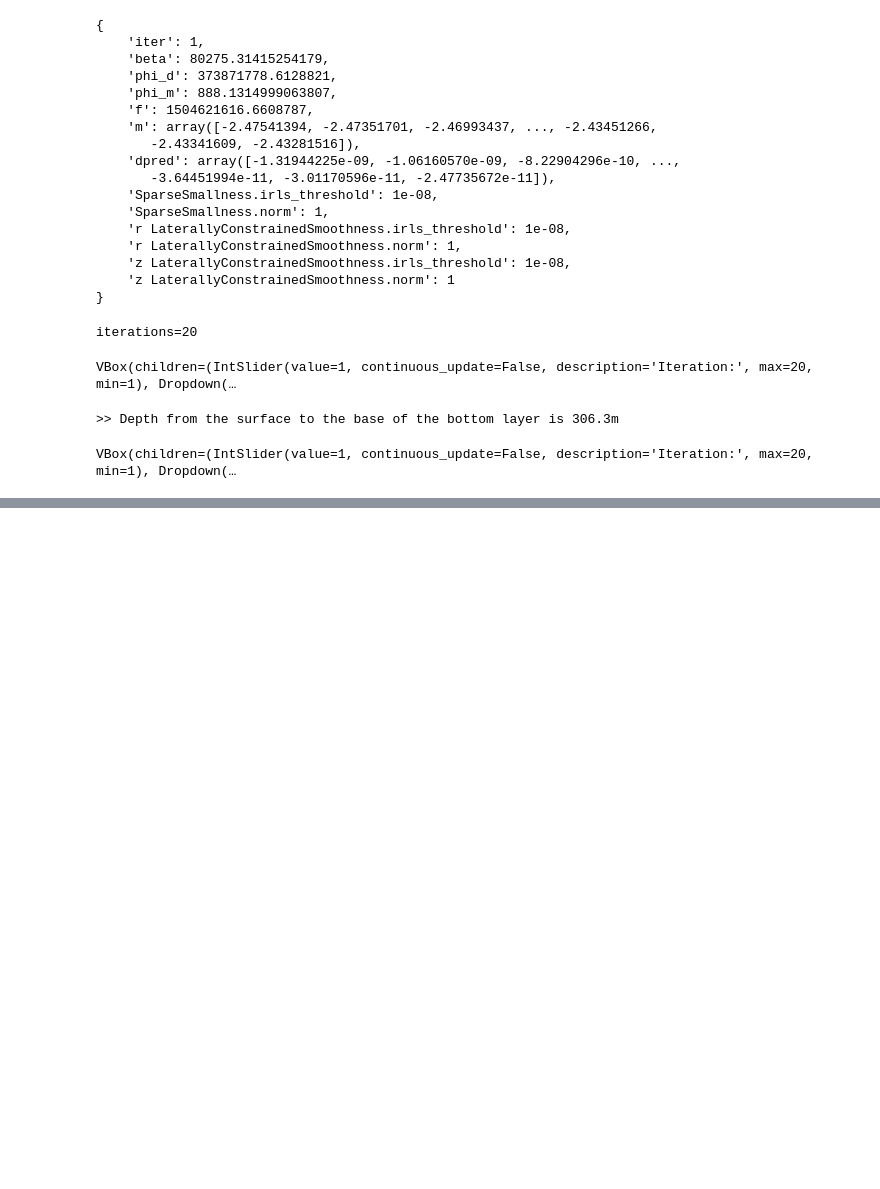
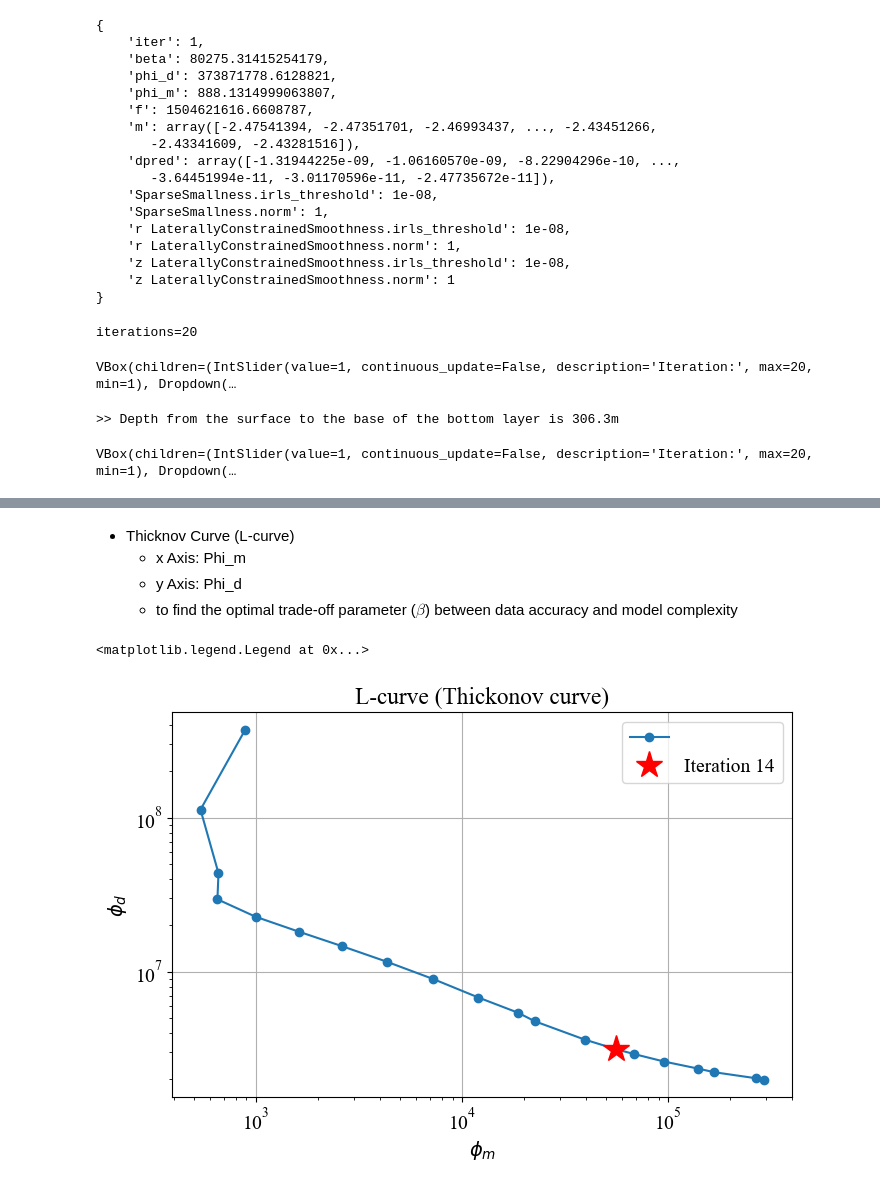
Before and after one commit to emgeolab/alberta_atem, a Jupyter notebook: notebooks/06.plot_data_v1.ipynb, the cells around one changed output, grey strips where cells are left out. Drawn from its saved outputs; the diff is of its cells as text; code cells hidden in the pictures; blank space fills up the shorter version.

```diff
--- a/notebooks/06.plot_data_v1.ipynb
+++ b/notebooks/06.plot_data_v1.ipynb
@@ -377,0 +516,24 @@ VBox(children=(IntSlider(value=3, continuous_update=False, description='Time Cha
+# %% [markdown]
+- Thicknov Curve (L-curve)
+  - x Axis: Phi_m
+  - y Axis: Phi_d
+  - to find the optimal trade-off parameter ($\beta$) between data accuracy and model complexity
+# %%
+phi_m:list = []
+phi_d:list = []
+
+for i in range(1, iterations + 1):
+    phi_m.append(outDict[i]['phi_m'])
+    phi_d.append(outDict[i]['phi_d'])
+
+iiter:int = iterations-6
+plt.figure(figsize=(8, 5))
+plt.loglog(phi_m, phi_d, 'o-')
+plt.loglog(phi_m[iiter-1], phi_d[iiter-1], 'r*', label=f'Iteration {iiter}',ms=20)
+plt.xlabel(r'$\phi_m$')
+plt.ylabel(r'$\phi_d$')
+plt.title('L-curve (Thickonov curve)')
+plt.legend(["", f"Iteration {iiter}"])
+# %% [output]
+<matplotlib.legend.Legend at 0x...>
+[figure, added]
```
Also changed, not shown: parts of 7 cells of this notebook, 3 other files.
